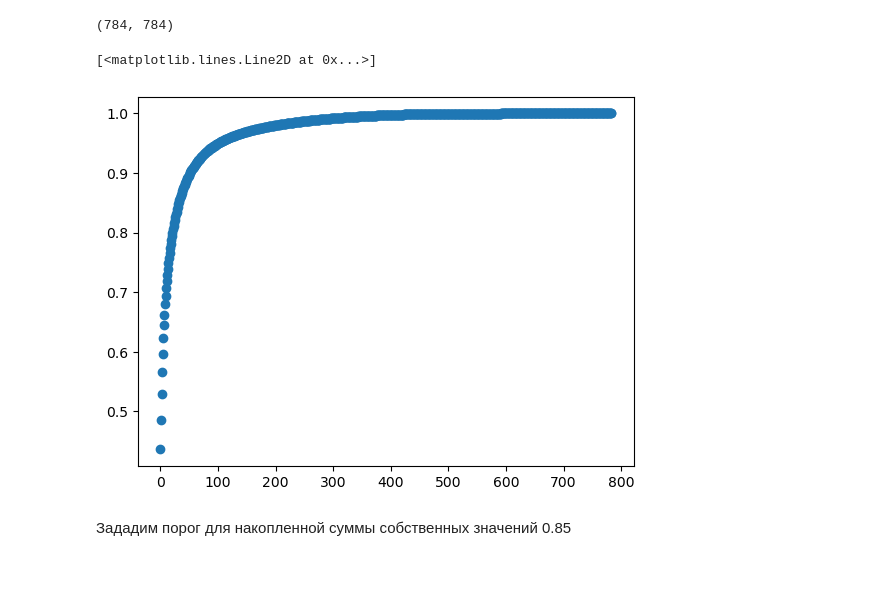
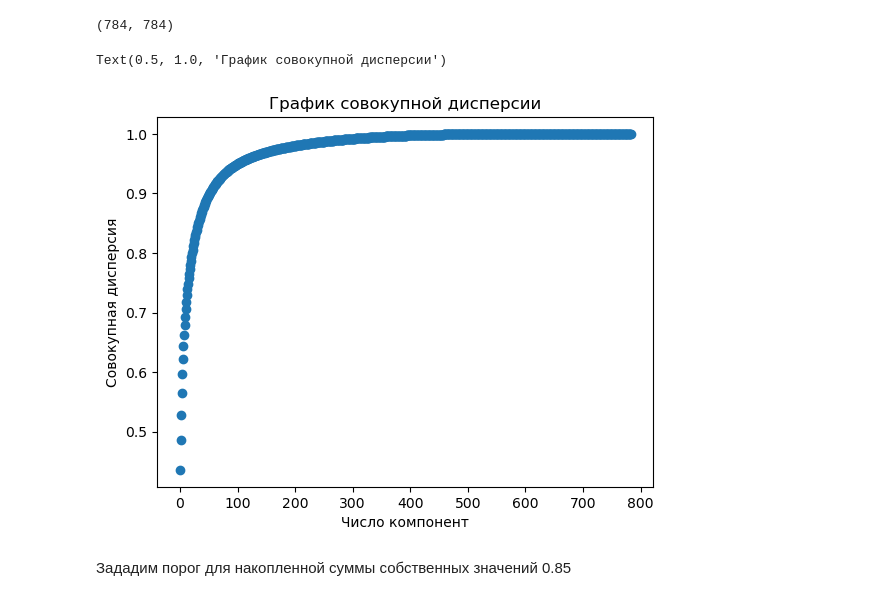
Before and after one commit to msavilov/Computer_Vision, a Jupyter notebook: 1_Segmentation_and_detection/segmentation_and_detection.ipynb, the cells around one changed output. Drawn from its saved outputs; the diff is of its cells as text; code cells hidden in the pictures; blank space fills up the shorter version.

Commit message:
add graphic's axis labels

```diff
--- a/1_Segmentation_and_detection/segmentation_and_detection.ipynb
+++ b/1_Segmentation_and_detection/segmentation_and_detection.ipynb
@@ -151,10 +151,14 @@ cov_matrix.shape
 # %%
 U, S, _ = np.linalg.svd(cov_matrix)
 S_cumsum = np.cumsum(S) / np.sum(S)
-plt.plot(S_cumsum, 'o')
-# %% [output]
-[<matplotlib.lines.Line2D at 0x...>]
-[figure, removed]
+# %%
+plt.plot(S_cumsum, 'o')
+plt.xlabel('Число компонент')
+plt.ylabel('Совокупная дисперсия')
+plt.title('График совокупной дисперсии')
+# %% [output]
+Text(0.5, 1.0, 'График совокупной дисперсии')
+[figure, added]
 # %% [markdown]
 Зададим порог для накопленной суммы собственных значений 0.85
 # %%
```
